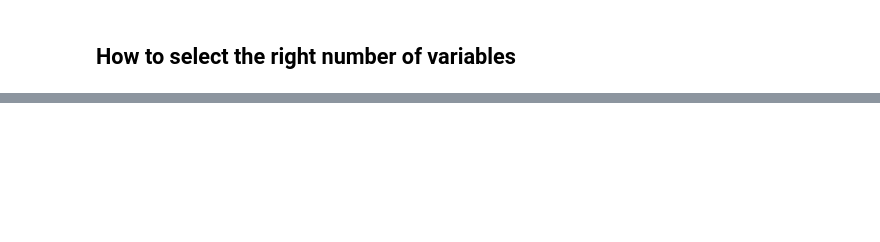
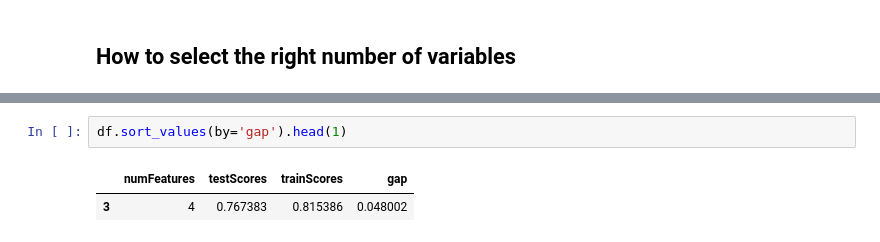
Before and after one commit to ncrowder/python, a Jupyter notebook: murach_data_analysis/class_demos/multiple_regression.ipynb, the cells around one changed output, grey strips where cells are left out. Saved outputs shown, nothing was run; the diff lists cells and outputs as text; blank space fills up the shorter version.

```diff
--- a/murach_data_analysis/class_demos/multiple_regression.ipynb
+++ b/murach_data_analysis/class_demos/multiple_regression.ipynb
@@ -666,0 +730,5 @@ df.plot(x='numFeatures', y=['gap'])
+# %%
+df.sort_values(by='gap').head(1)
+# %% [output]
+|  | numFeatures | testScores | trainScores | gap |
+| 3 | 4 | 0.767383 | 0.815386 | 0.048002 |
```
Also changed, not shown: parts of 13 cells of this notebook.
